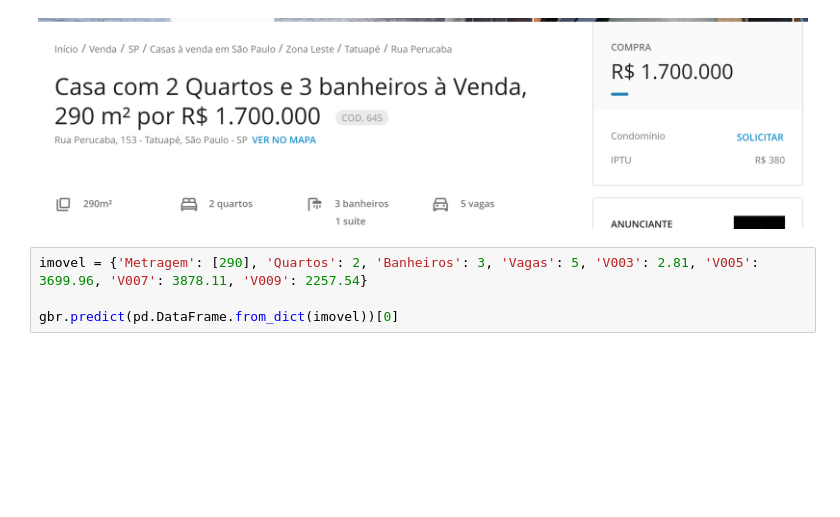
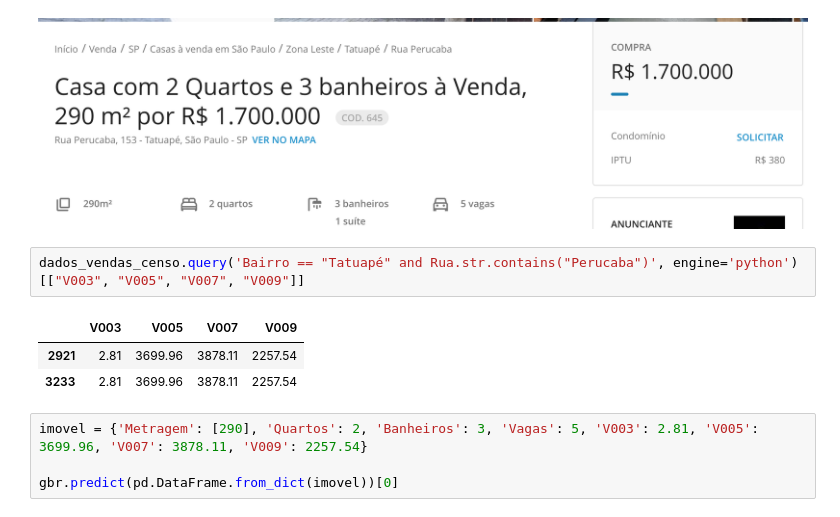
Before and after one commit to esaheki/imersao_dados_alura, a Jupyter notebook: Imersao_dados_4_aula05.ipynb, the cells around one changed output. Saved outputs shown, nothing was run; the diff lists cells and outputs as text; blank space fills up the shorter version.

```diff
--- a/Imersao_dados_4_aula05.ipynb
+++ b/Imersao_dados_4_aula05.ipynb
@@ -387,6 +387,12 @@ Y_predict_test = gbr.predict(X3_test)
 Y_predict_train = gbr.predict(X3_train)
 # %% [markdown]
 ![Screen Shot 2022-05-29 at 23.11.48.png](embedded-picture-1)
+# %%
+dados_vendas_censo.query('Bairro == "Tatuapé" and Rua.str.contains("Perucaba")', engine='python')[["V003", "V005", "V007", "V009"]]
+# %% [output]
+|  | V003 | V005 | V007 | V009 |
+| 2921 | 2.81 | 3699.96 | 3878.11 | 2257.54 |
+| 3233 | 2.81 | 3699.96 | 3878.11 | 2257.54 |
 # %%
 imovel = {'Metragem': [290], 'Quartos': 2, 'Banheiros': 3, 'Vagas': 5, 'V003': 2.81, 'V005': 3699.96, 'V007': 3878.11, 'V009': 2257.54}
 
```
Also changed, not shown: parts of 5 cells of this notebook.
